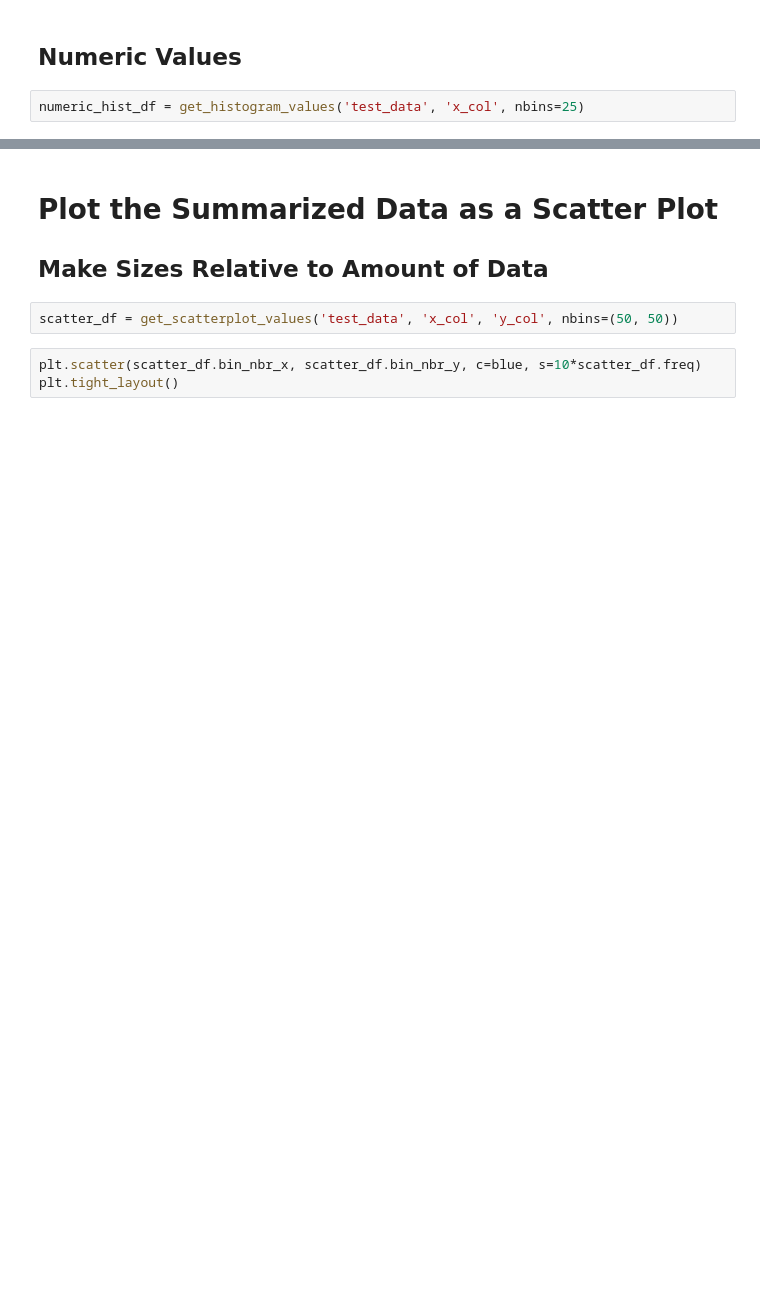
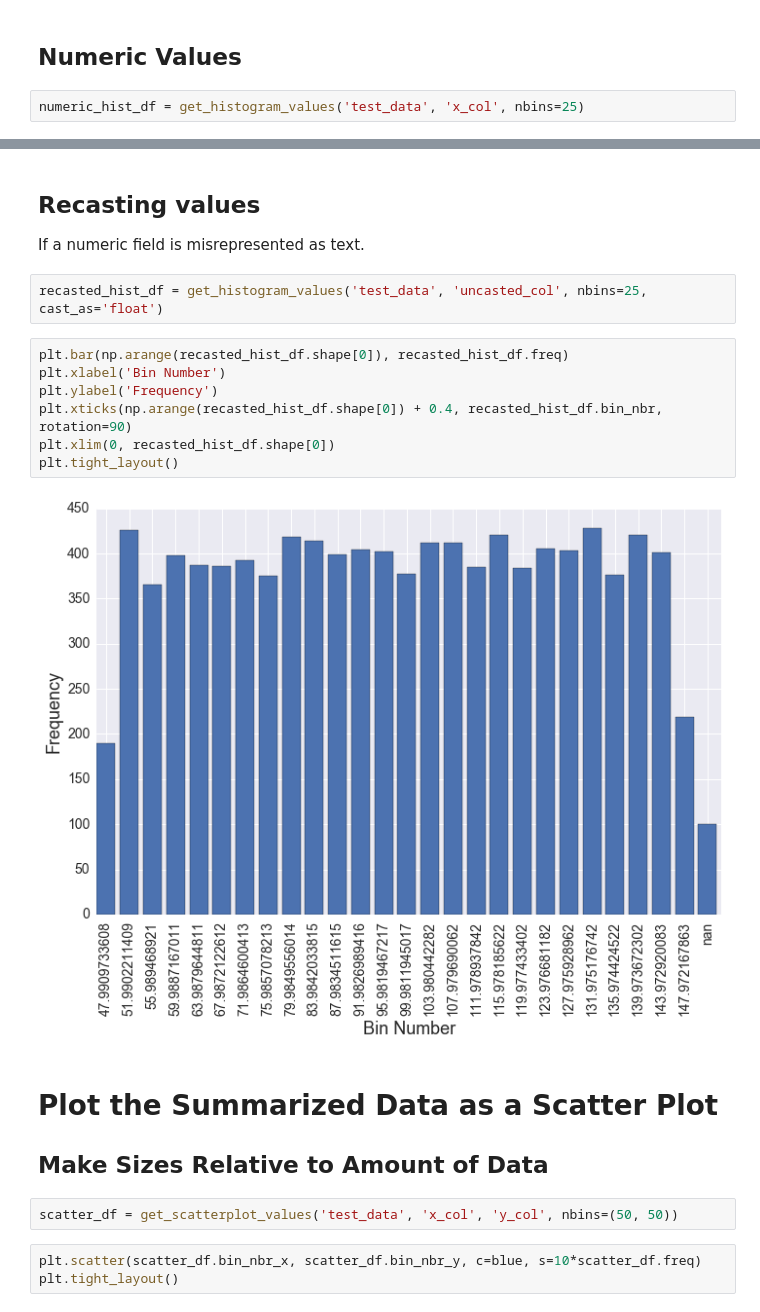
Before and after one commit to gregtam/jupyter-notebook-initializer, a Jupyter notebook: MPP Plotting.ipynb, the cells around one changed output, grey strips where cells are left out. Saved outputs shown, nothing was run; the diff lists cells and outputs as text; blank space fills up the shorter version.

```diff
--- a/MPP Plotting.ipynb
+++ b/MPP Plotting.ipynb
@@ -263,3 +330,17 @@ plt.tight_layout()
+# %% [markdown]
+## Recasting values
+If a numeric field is misrepresented as text.
+# %%
+recasted_hist_df = get_histogram_values('test_data', 'uncasted_col', nbins=25, cast_as='float')
+# %%
+plt.bar(np.arange(recasted_hist_df.shape[0]), recasted_hist_df.freq)
+plt.xlabel('Bin Number')
+plt.ylabel('Frequency')
+plt.xticks(np.arange(recasted_hist_df.shape[0]) + 0.4, recasted_hist_df.bin_nbr, rotation=90)
+plt.xlim(0, recasted_hist_df.shape[0])
+plt.tight_layout()
+# %% [output]
+[figure, added]
 # %% [markdown]
 # Plot the Summarized Data as a Scatter Plot
 ## Make Sizes Relative to Amount of Data
```
Also changed, not shown: parts of 11 cells of this notebook, 1 other file.
